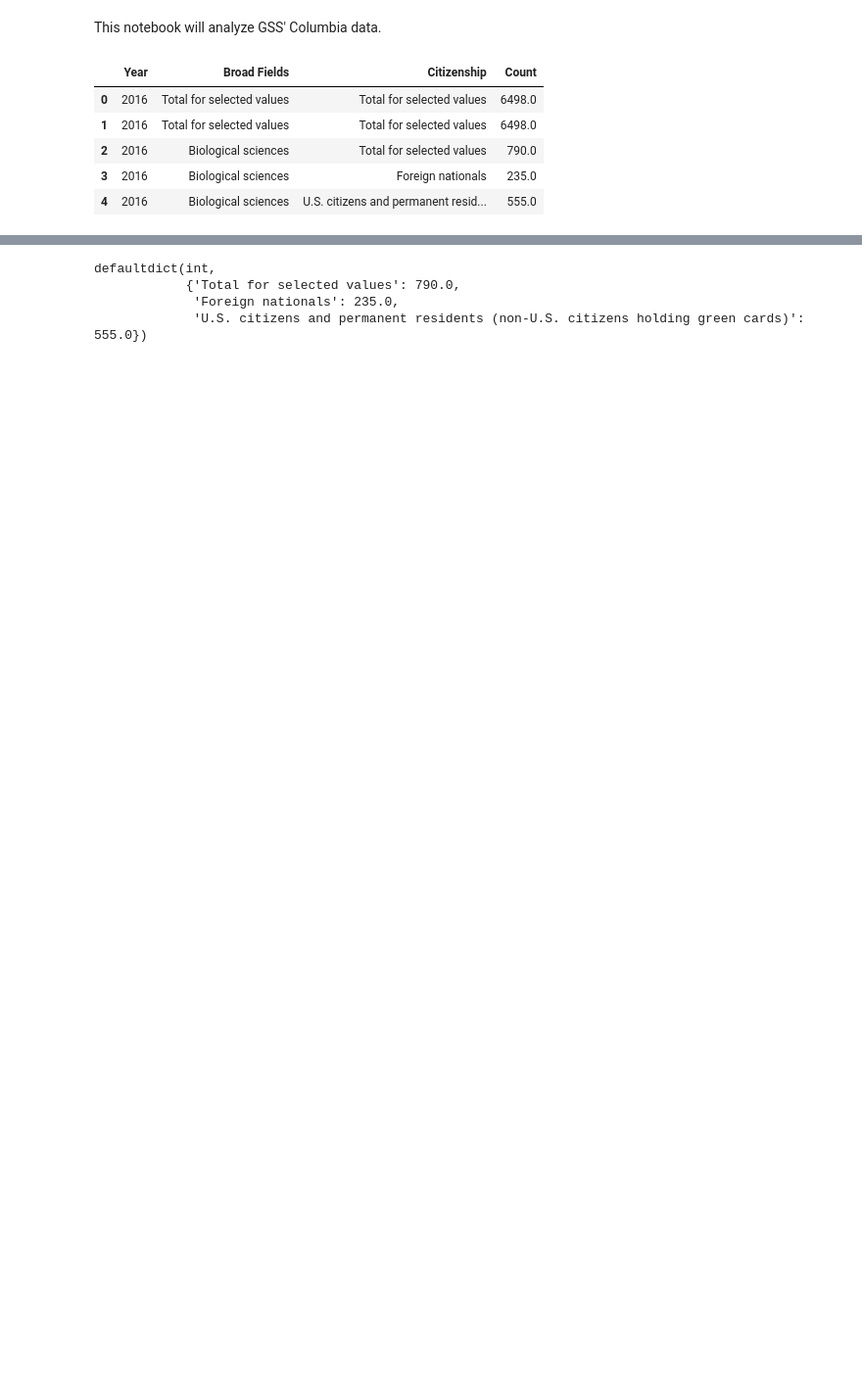
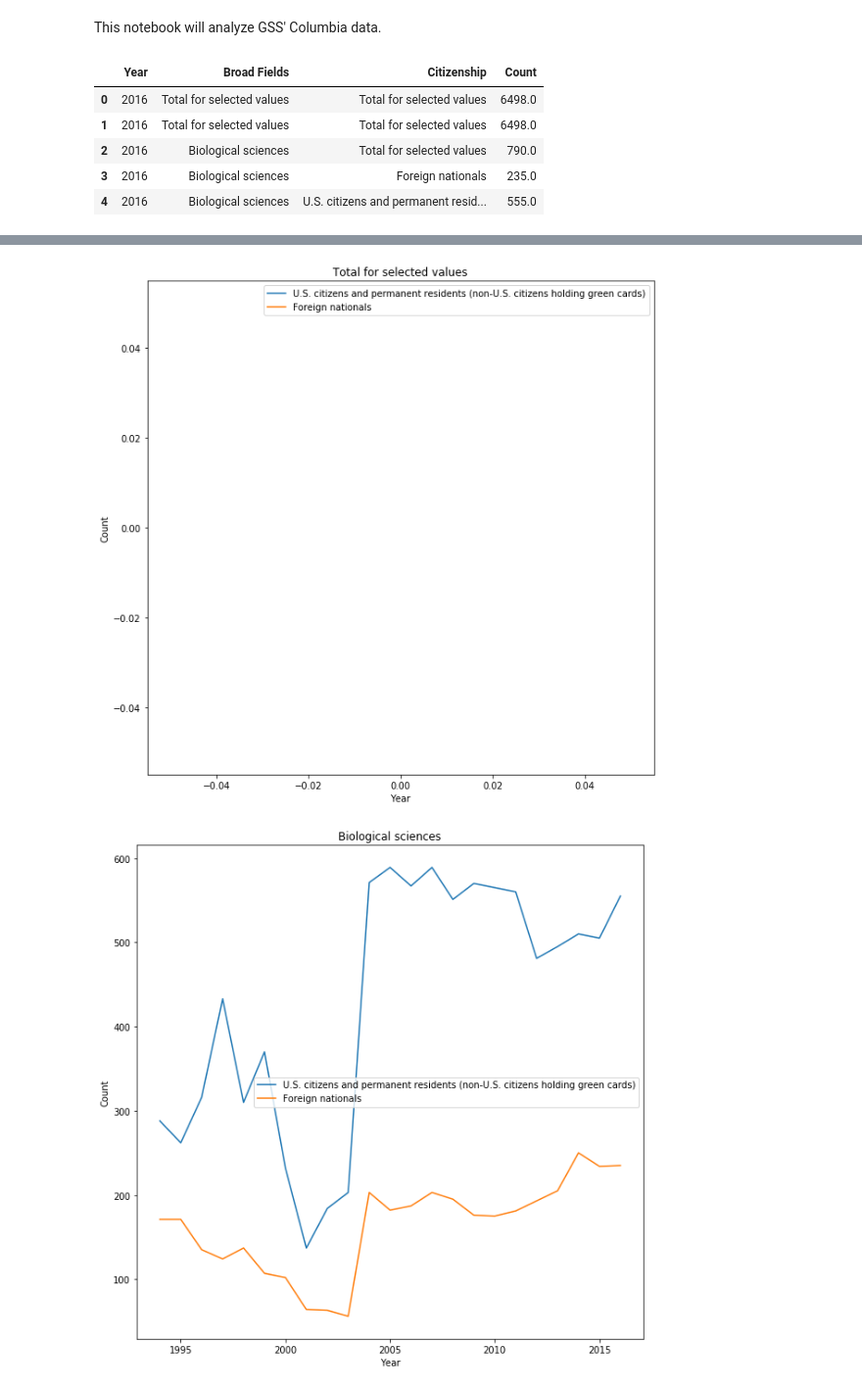
Before and after one commit to graphicsdesk/international-students, a Jupyter notebook: notebooks/gss.ipynb, the cells around one changed output, grey strips where cells are left out. Shown at 98% size. Cells and saved outputs as stored; diff of their text form; code cells hidden in the pictures; blank space fills up the shorter version.

Commit message:
plot field for any field

```diff
--- a/notebooks/gss.ipynb
+++ b/notebooks/gss.ipynb
@@ -29,17 +20,33 @@ df.tail()
 # %%
-d = defaultdict(lambda: defaultdict(lambda: defaultdict(int)))
+d = defaultdict(lambda: defaultdict(dict))
 
 for _, row in list(df.iterrows())[:-3]: # Ignore file's metadata
     d[int(row['Year'])][row['Broad Fields']][row['Citizenship']] = row['Count']
-# %%
-d[2016]['Biological sciences']
-# %% [output]
-defaultdict(int,
-            {'Total for selected values': 790.0,
-             'Foreign nationals': 235.0,
-             'U.S. citizens and permanent residents (non-U.S. citizens holding green cards)': 555.0})
-# %%
-def plotField(field):
-    counts = []
-    for year in range(1994, 2017):
-        d[year]
+# %%
+DOM_COL = 'U.S. citizens and permanent residents (non-U.S. citizens holding green cards)'
+INT_COL = 'Foreign nationals'
+# %%
+def plotField(field):
+    domestic = []
+    international = []
+
+    years = np.arange(1994, 2017)
+    for year in years:
+        counts = d[year][field]
+        domestic.append(counts.get(DOM_COL, None))
+        international.append(counts.get(INT_COL, None))
+
+    plt.figure(figsize=(10, 10))
+    plt.plot(years, domestic, label=DOM_COL)
+    plt.plot(years, international, label=INT_COL)
+
+    plt.title(field)
+    plt.xlabel('Year')
+    plt.ylabel('Count')
+    plt.legend()
+# %%
+for f in df['Broad Fields'].unique():
+    plotField(f)
+# %% [output]
+[figure, added]
+[figure, added]
```
Also changed, not shown: parts of 2 cells of this notebook.
